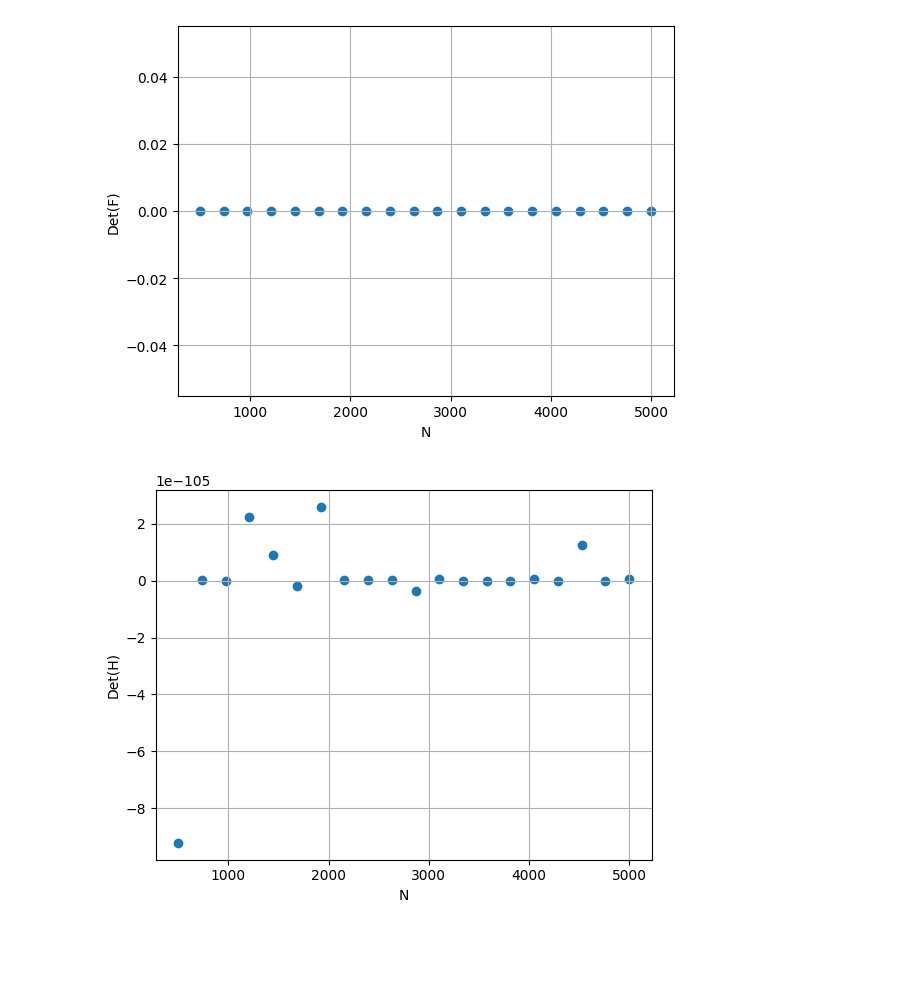
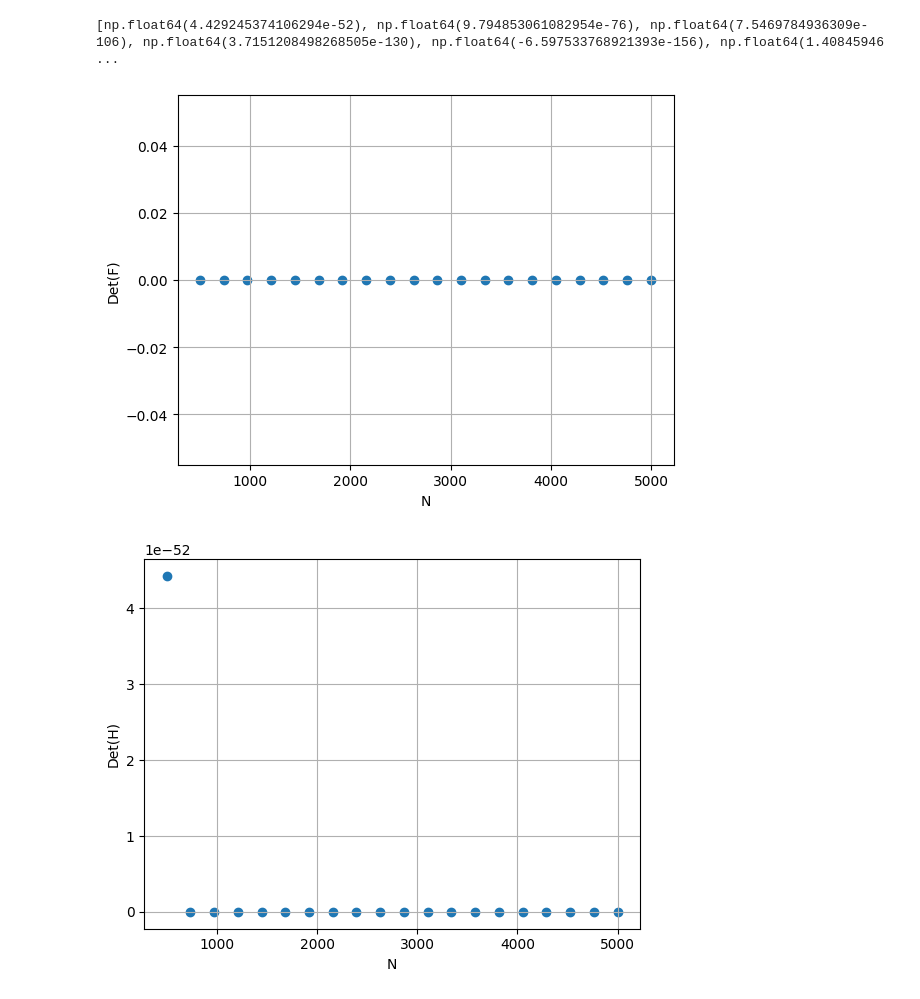
Before and after one commit to Taliesin123/Physics_The_Projects, a Jupyter notebook: Spike_code/nums_fisher.ipynb, the cells around one changed output. Cells and saved outputs as stored; diff of their text form; code cells hidden in the pictures; blank space fills up the shorter version.

```diff
--- a/Spike_code/nums_fisher.ipynb
+++ b/Spike_code/nums_fisher.ipynb
@@ -473,16 +404,37 @@ DETH = np.array(DETH)
-# %%
-
-plt.scatter(Nvary, DETF)
-plt.xlabel("N")
-plt.ylabel("Det(F)")
-plt.grid()
-plt.show()
-
-plt.scatter(Nvary, DETH)
-plt.xlabel("N")
-plt.ylabel("Det(H)")
-plt.grid()
-plt.show()
-# %% [output]
-[figure, removed]
-[figure, removed]
+# %%
+Nvary = np.linspace(500, 5000, 20, dtype = int)
+lambda2 = 8
+lambda1 = 7
+mu = 1
+MU = np.linspace(0.1, 50, 20)
+rho = 0.7
+LAM1 = np.linspace(0.1, 5, 20)
+M = 10
+N = 1000
+RHO = np.linspace(0, 1, 5)
+DETF= []
+DETH= []
+for N in Nvary:
+    detF, detH = md.analyse_Hess_Fisher(N, rho, lambda1, lambda2, mu, spectre = False)
+    DETF += [detF]
+    DETH += [detH]
+print(DETH)
+DETF = np.array(DETF)
+DETH = np.array(DETH)
+
+
+plt.scatter(Nvary, DETF)
+plt.xlabel("N")
+plt.ylabel("Det(F)")
+plt.grid()
+plt.show()
+
+plt.scatter(Nvary, DETH)
+plt.xlabel("N")
+plt.ylabel("Det(H)")
+plt.grid()
+plt.show()
+# %% [output]
+[np.float64(4.429245374106294e-52), np.float64(9.794853061082954e-76), np.float64(7.5469784936309e-106), np.float64(3.7151208498268505e-130), np.float64(-6.597533768921393e-156), np.float64(1.40845946 ...
+[figure, added]
+[figure, added]
```
Also changed, not shown: parts of 16 cells of this notebook, 2 other files.
